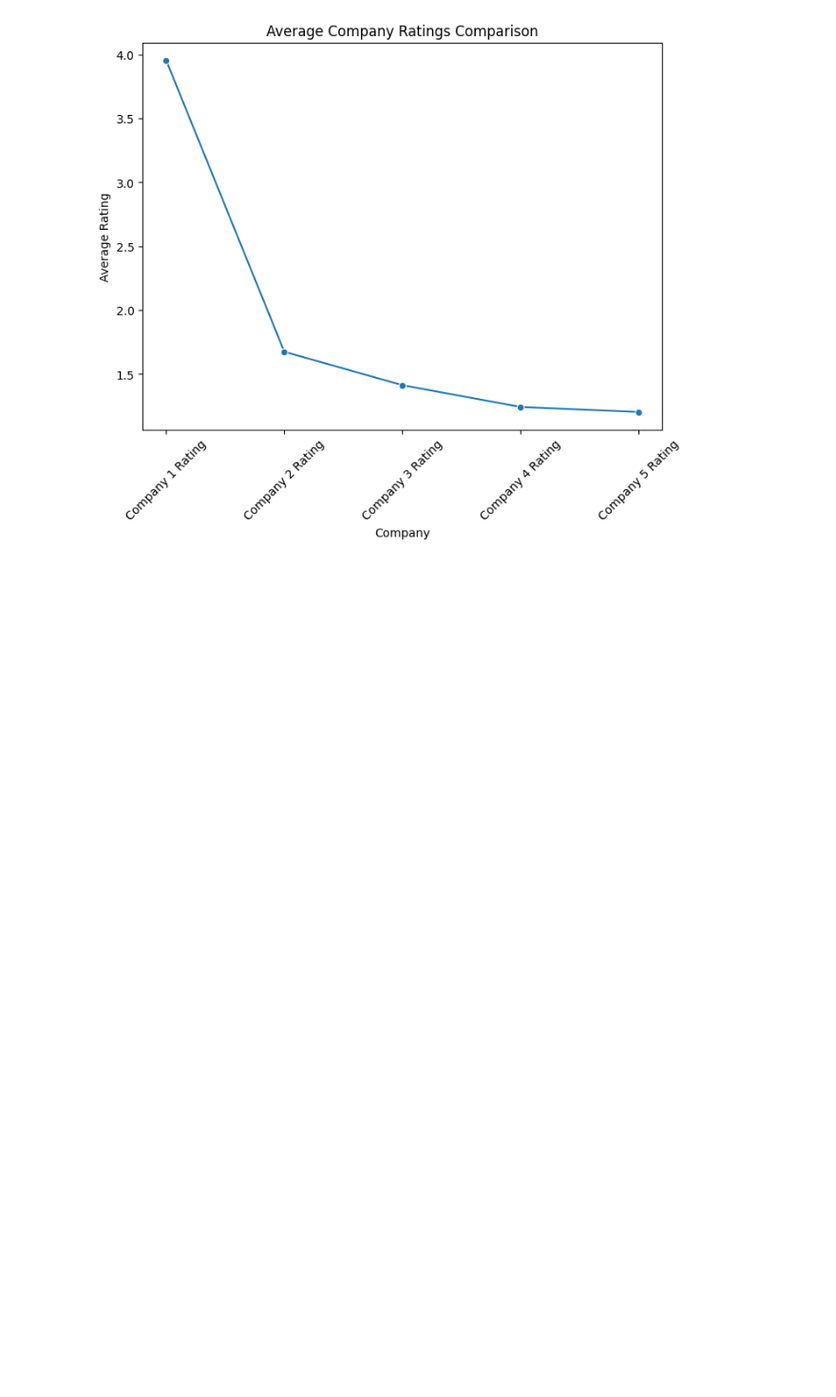
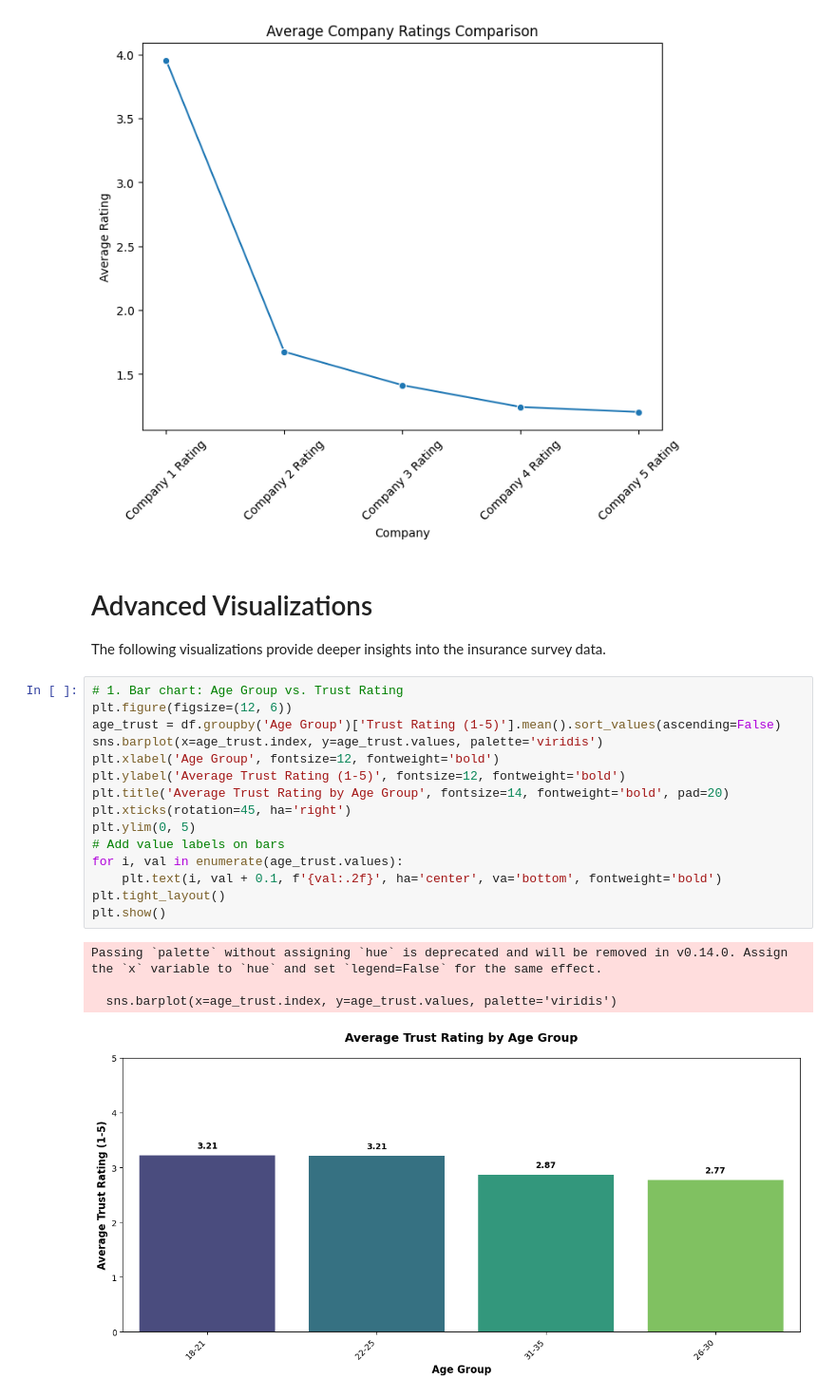
Before and after one commit to CheropS/Insurance-visualizations, a Jupyter notebook: index.ipynb, the cells around one changed output. Shown: that part at 95% size. Saved outputs shown, nothing was run; the diff lists cells and outputs as text; blank space fills up the shorter version.

Commit message:
added 6 images

```diff
--- a/index.ipynb
+++ b/index.ipynb
@@ -175,3 +177,27 @@ plt.xticks(rotation=45)
 plt.show()
 # %% [output]
 [figure]
+# %% [markdown]
+# Advanced Visualizations
+
+The following visualizations provide deeper insights into the insurance survey data.
+# %%
+# 1. Bar chart: Age Group vs. Trust Rating
+plt.figure(figsize=(12, 6))
+age_trust = df.groupby('Age Group')['Trust Rating (1-5)'].mean().sort_values(ascending=False)
+sns.barplot(x=age_trust.index, y=age_trust.values, palette='viridis')
+plt.xlabel('Age Group', fontsize=12, fontweight='bold')
+plt.ylabel('Average Trust Rating (1-5)', fontsize=12, fontweight='bold')
+plt.title('Average Trust Rating by Age Group', fontsize=14, fontweight='bold', pad=20)
+plt.xticks(rotation=45, ha='right')
+plt.ylim(0, 5)
+# Add value labels on bars
+for i, val in enumerate(age_trust.values):
+    plt.text(i, val + 0.1, f'{val:.2f}', ha='center', va='bottom', fontweight='bold')
+plt.tight_layout()
+plt.show()
+# %% [output]
+Passing `palette` without assigning `hue` is deprecated and will be removed in v0.14.0. Assign the `x` variable to `hue` and set `legend=False` for the same effect.
+
+  sns.barplot(x=age_trust.index, y=age_trust.values, palette='viridis')
+[figure, added]
```
Also changed, not shown: parts of 9 cells of this notebook, 2 other files.
